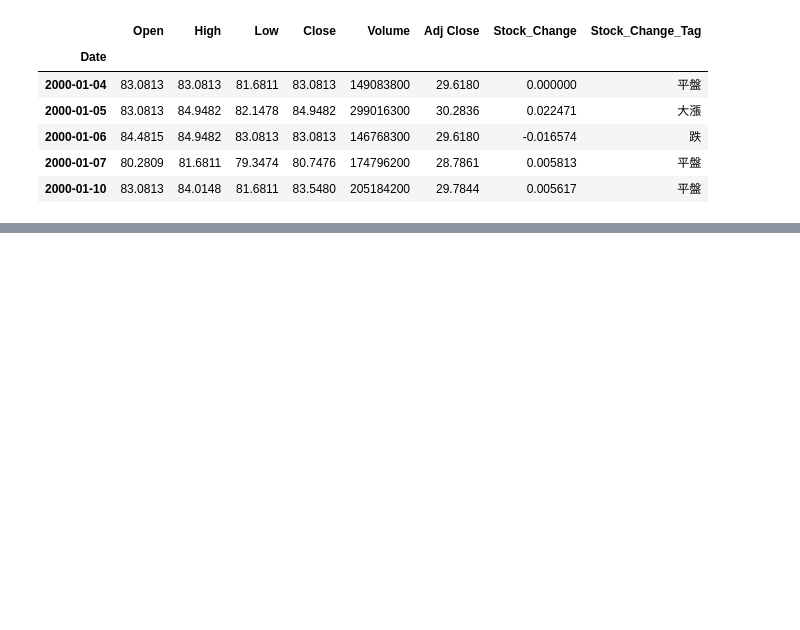
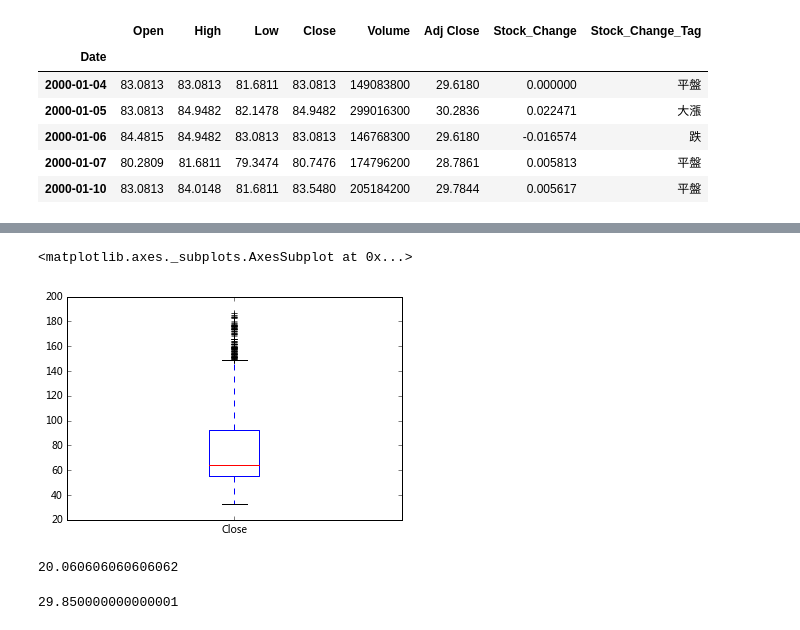
Before and after one commit to ywchiu/pyfintech2, a Jupyter notebook: 20160930Demo.ipynb, the cells around one changed output, grey strips where cells are left out. Cells and saved outputs as stored; diff of their text form; code cells hidden in the pictures; blank space fills up the shorter version.

```diff
--- a/20160930Demo.ipynb
+++ b/20160930Demo.ipynb
@@ -382,0 +396,5 @@ Name: Close, dtype: float64
+# %%
+df['Close'].plot(kind='box')
+# %% [output]
+<matplotlib.axes._subplots.AxesSubplot at 0x...>
+[figure, added]
@@ -382,0 +404,4 @@ Name: Close, dtype: float64
+# %%
+mean(temp)
+# %% [output]
+20.060606060606062
@@ -382,0 +410,4 @@ Name: Close, dtype: float64
+# %%
+mean(temp)
+# %% [output]
+29.850000000000001
```
Also changed, not shown: parts of 13 cells of this notebook.
